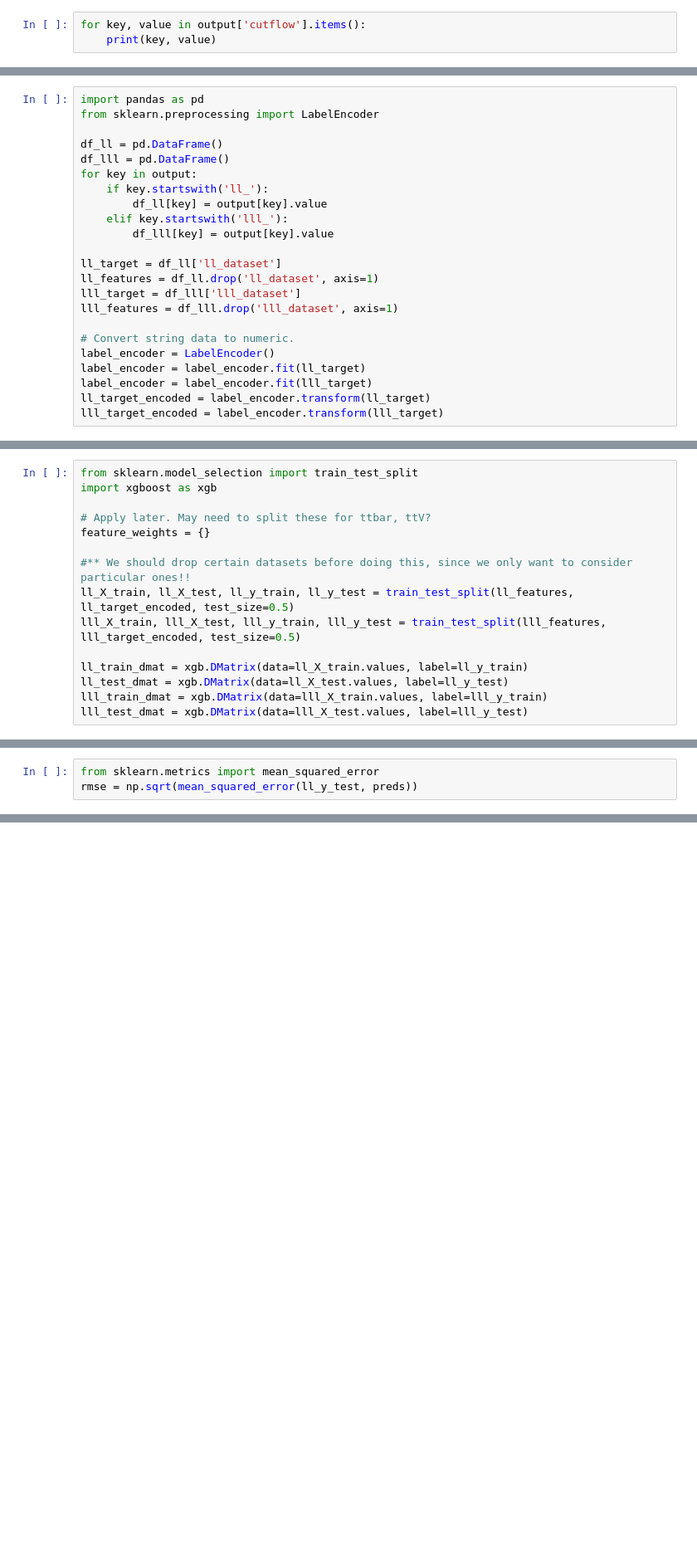
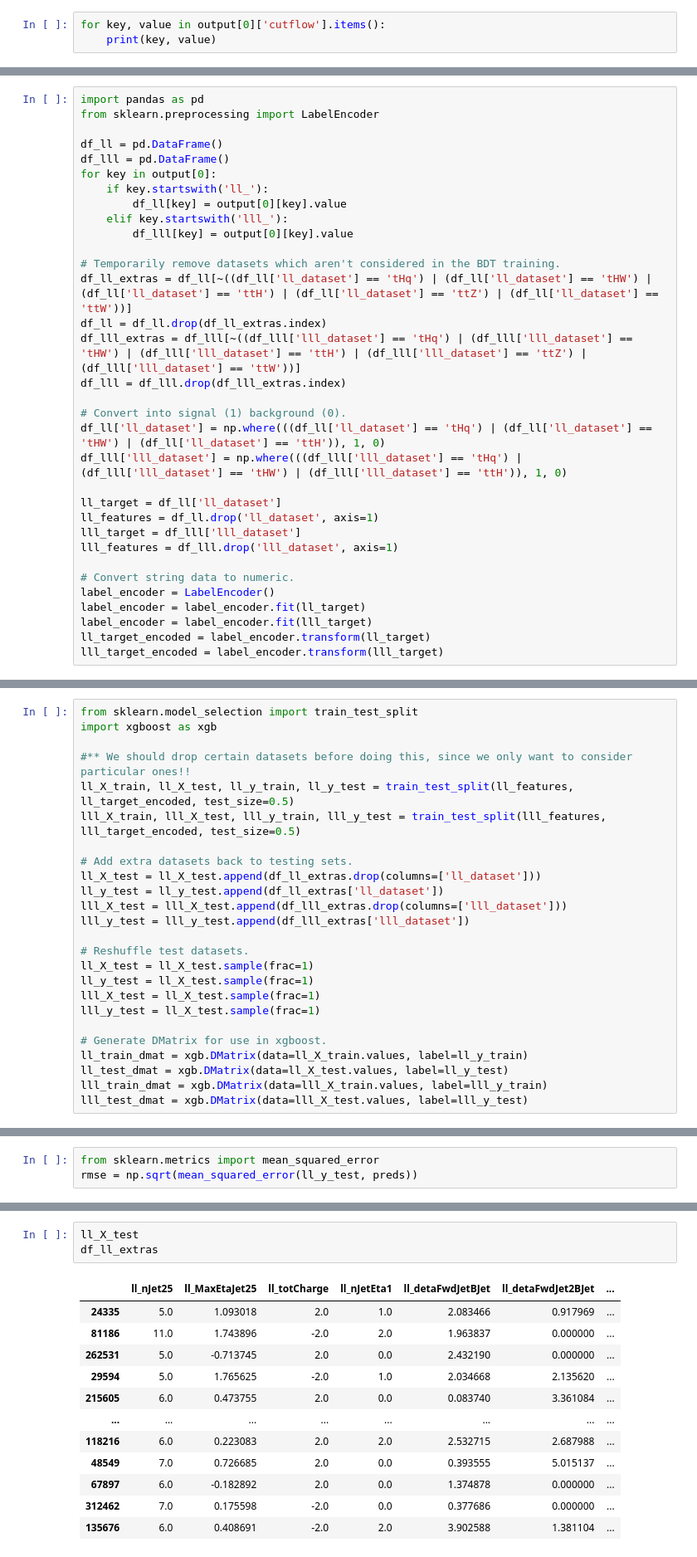
Before and after one commit to mat-adamec/tHq_analysis, a Jupyter notebook: analysis-casa-xgboost.ipynb, the cells around one changed output, grey strips where cells are left out. Shown: that part at 83% size. Drawn from its saved outputs; the diff is of its cells as text; blank space fills up the shorter version.

Commit message:
more xgboosting

```diff
--- a/analysis-casa-xgboost.ipynb
+++ b/analysis-casa-xgboost.ipynb
@@ -612,4 +607,4 @@ Two SS Lepton Channel
 # %%
-for key, value in output['cutflow'].items():
+for key, value in output[0]['cutflow'].items():
     print(key, value)
 # %% [output]
@@ -620,11 +615,21 @@ from sklearn.preprocessing import LabelEncoder
 
 df_ll = pd.DataFrame()
 df_lll = pd.DataFrame()
-for key in output:
+for key in output[0]:
     if key.startswith('ll_'):
-        df_ll[key] = output[key].value
+        df_ll[key] = output[0][key].value
     elif key.startswith('lll_'):
-        df_lll[key] = output[key].value
+        df_lll[key] = output[0][key].value
+
+# Temporarily remove datasets which aren't considered in the BDT training.
+df_ll_extras = df_ll[~((df_ll['ll_dataset'] == 'tHq') | (df_ll['ll_dataset'] == 'tHW') | (df_ll['ll_dataset'] == 'ttH') | (df_ll['ll_dataset'] == 'ttZ') | (df_ll['ll_dataset'] == 'ttW'))]
+df_ll = df_ll.drop(df_ll_extras.index)
+df_lll_extras = df_lll[~((df_lll['lll_dataset'] == 'tHq') | (df_lll['lll_dataset'] == 'tHW') | (df_lll['lll_dataset'] == 'ttH') | (df_lll['lll_dataset'] == 'ttZ') | (df_lll['lll_dataset'] == 'ttW'))]
+df_lll = df_lll.drop(df_lll_extras.index)
+
+# Convert into signal (1) background (0).
+df_ll['ll_dataset'] = np.where(((df_ll['ll_dataset'] == 'tHq') | (df_ll['ll_dataset'] == 'tHW') | (df_ll['ll_dataset'] == 'ttH')), 1, 0)
+df_lll['lll_dataset'] = np.where(((df_lll['lll_dataset'] == 'tHq') | (df_lll['lll_dataset'] == 'tHW') | (df_lll['lll_dataset'] == 'ttH')), 1, 0)
 
 ll_target = df_ll['ll_dataset']
 ll_features = df_ll.drop('ll_dataset', axis=1)
@@ -642,14 +663,24 @@ array([1, 1, 1, ..., 3, 3, 3])
 # %%
 from sklearn.model_selection import train_test_split
 import xgboost as xgb
-
-# Apply later. May need to split these for ttbar, ttV?
-feature_weights = {}
 
 #** We should drop certain datasets before doing this, since we only want to consider particular ones!!
 ll_X_train, ll_X_test, ll_y_train, ll_y_test = train_test_split(ll_features, ll_target_encoded, test_size=0.5)
 lll_X_train, lll_X_test, lll_y_train, lll_y_test = train_test_split(lll_features, lll_target_encoded, test_size=0.5)
 
+# Add extra datasets back to testing sets.
+ll_X_test = ll_X_test.append(df_ll_extras.drop(columns=['ll_dataset']))
+ll_y_test = ll_y_test.append(df_ll_extras['ll_dataset'])
+lll_X_test = lll_X_test.append(df_lll_extras.drop(columns=['lll_dataset']))
+lll_y_test = lll_y_test.append(df_lll_extras['lll_dataset'])
+
+# Reshuffle test datasets.
+ll_X_test = ll_X_test.sample(frac=1)
+ll_y_test = ll_X_test.sample(frac=1)
+lll_X_test = ll_X_test.sample(frac=1)
+lll_y_test = ll_X_test.sample(frac=1)
+
+# Generate DMatrix for use in xgboost.
 ll_train_dmat = xgb.DMatrix(data=ll_X_train.values, label=ll_y_train)
 ll_test_dmat = xgb.DMatrix(data=ll_X_test.values, label=ll_y_test)
 lll_train_dmat = xgb.DMatrix(data=lll_X_train.values, label=lll_y_train)
@@ -663,0 +778,16 @@ rmse = np.sqrt(mean_squared_error(ll_y_test, preds))
+# %%
+ll_X_test
+df_ll_extras
+# %% [output]
+|  | ll_nJet25 | ll_MaxEtaJet25 | ll_totCharge | ll_nJetEta1 | ll_detaFwdJetBJet | ll_detaFwdJet2BJet | ... |
+| 24335 | 5.0 | 1.093018 | 2.0 | 1.0 | 2.083466 | 0.917969 | ... |
+| 81186 | 11.0 | 1.743896 | -2.0 | 2.0 | 1.963837 | 0.000000 | ... |
+| 262531 | 5.0 | -0.713745 | 2.0 | 0.0 | 2.432190 | 0.000000 | ... |
+| 29594 | 5.0 | 1.765625 | -2.0 | 1.0 | 2.034668 | 2.135620 | ... |
+| 215605 | 6.0 | 0.473755 | 2.0 | 0.0 | 0.083740 | 3.361084 | ... |
+| ... | ... | ... | ... | ... | ... | ... | ... |
+| 118216 | 6.0 | 0.223083 | 2.0 | 2.0 | 2.532715 | 2.687988 | ... |
+| 48549 | 7.0 | 0.726685 | 2.0 | 0.0 | 0.393555 | 5.015137 | ... |
+| 67897 | 6.0 | -0.182892 | 2.0 | 0.0 | 1.374878 | 0.000000 | ... |
+| 312462 | 7.0 | 0.175598 | -2.0 | 0.0 | 0.377686 | 0.000000 | ... |
+| 135676 | 6.0 | 0.408691 | -2.0 | 2.0 | 3.902588 | 1.381104 | ... |
```
Also changed, not shown: parts of 12 cells of this notebook.
